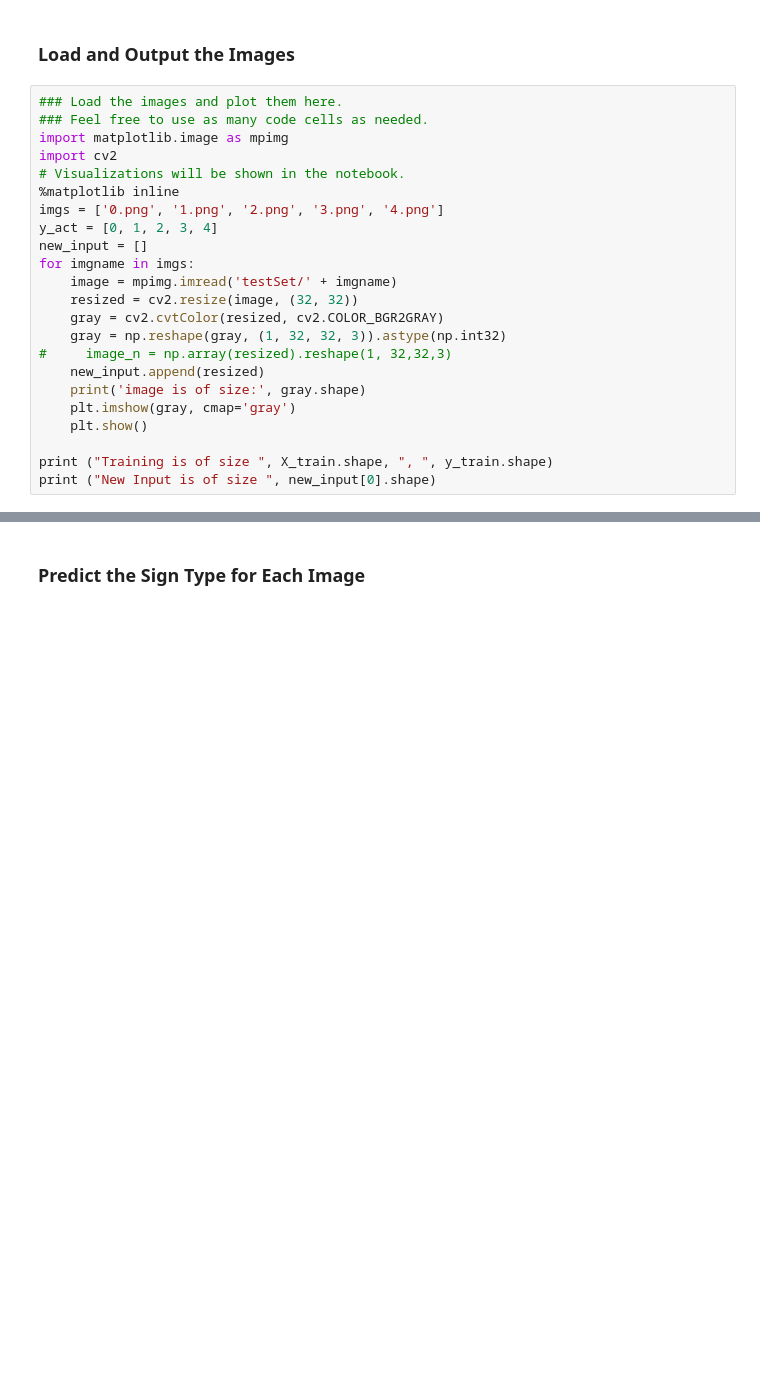
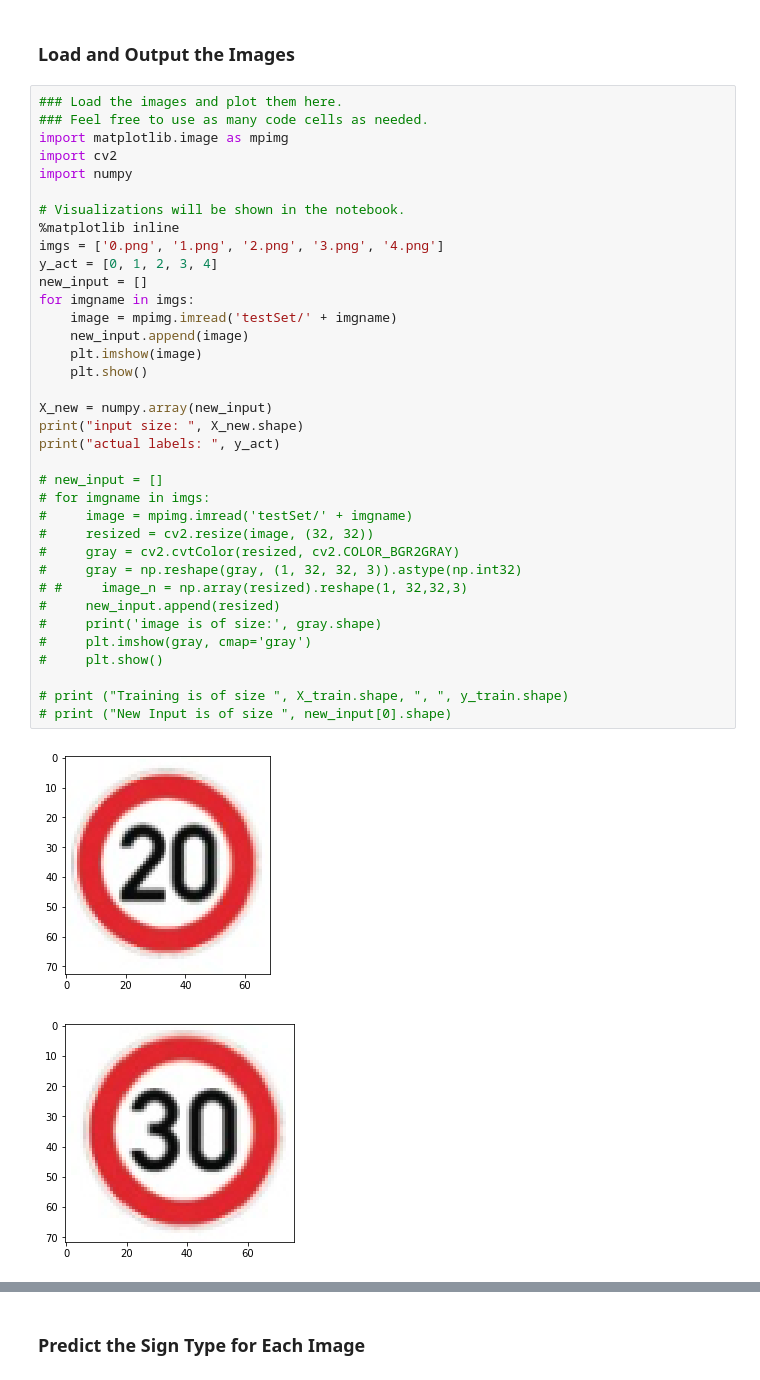
Before and after one commit to sumitasok/CarND-traffic-sign-classifier, a Jupyter notebook: Traffic_Sign_Classifier.ipynb, the cells around one changed output, grey strips where cells are left out. Saved outputs shown, nothing was run; the diff lists cells and outputs as text; blank space fills up the shorter version.

```diff
--- a/Traffic_Sign_Classifier.ipynb
+++ b/Traffic_Sign_Classifier.ipynb
@@ -303,24 +303,39 @@ You may find `signnames.csv` useful as it contains mappings from the class id (i
 # %%
 ### Load the images and plot them here.
 ### Feel free to use as many code cells as needed.
 import matplotlib.image as mpimg
 import cv2
+import numpy
+
 # Visualizations will be shown in the notebook.
 %matplotlib inline
 imgs = ['0.png', '1.png', '2.png', '3.png', '4.png']
 y_act = [0, 1, 2, 3, 4]
 new_input = []
 for imgname in imgs:
     image = mpimg.imread('testSet/' + imgname)
-    resized = cv2.resize(image, (32, 32))
-    gray = cv2.cvtColor(resized, cv2.COLOR_BGR2GRAY)
-    gray = np.reshape(gray, (1, 32, 32, 3)).astype(np.int32)
-#     image_n = np.array(resized).reshape(1, 32,32,3)
-    new_input.append(resized)
-    print('image is of size:', gray.shape)
-    plt.imshow(gray, cmap='gray')
+    new_input.append(image)
+    plt.imshow(image)
     plt.show()
 
-print ("Training is of size ", X_train.shape, ", ", y_train.shape)
-print ("New Input is of size ", new_input[0].shape)
+X_new = numpy.array(new_input)
+print("input size: ", X_new.shape)
+print("actual labels: ", y_act)
+
+# new_input = []
+# for imgname in imgs:
+#     image = mpimg.imread('testSet/' + imgname)
+#     resized = cv2.resize(image, (32, 32))
+#     gray = cv2.cvtColor(resized, cv2.COLOR_BGR2GRAY)
+#     gray = np.reshape(gray, (1, 32, 32, 3)).astype(np.int32)
+# #     image_n = np.array(resized).reshape(1, 32,32,3)
+#     new_input.append(resized)
+#     print('image is of size:', gray.shape)
+#     plt.imshow(gray, cmap='gray')
+#     plt.show()
+
+# print ("Training is of size ", X_train.shape, ", ", y_train.shape)
+# print ("New Input is of size ", new_input[0].shape)
 # %% [output]
+[figure, added]
+[figure, added]
```
Also changed, not shown: parts of 2 cells of this notebook, 21 other files.
